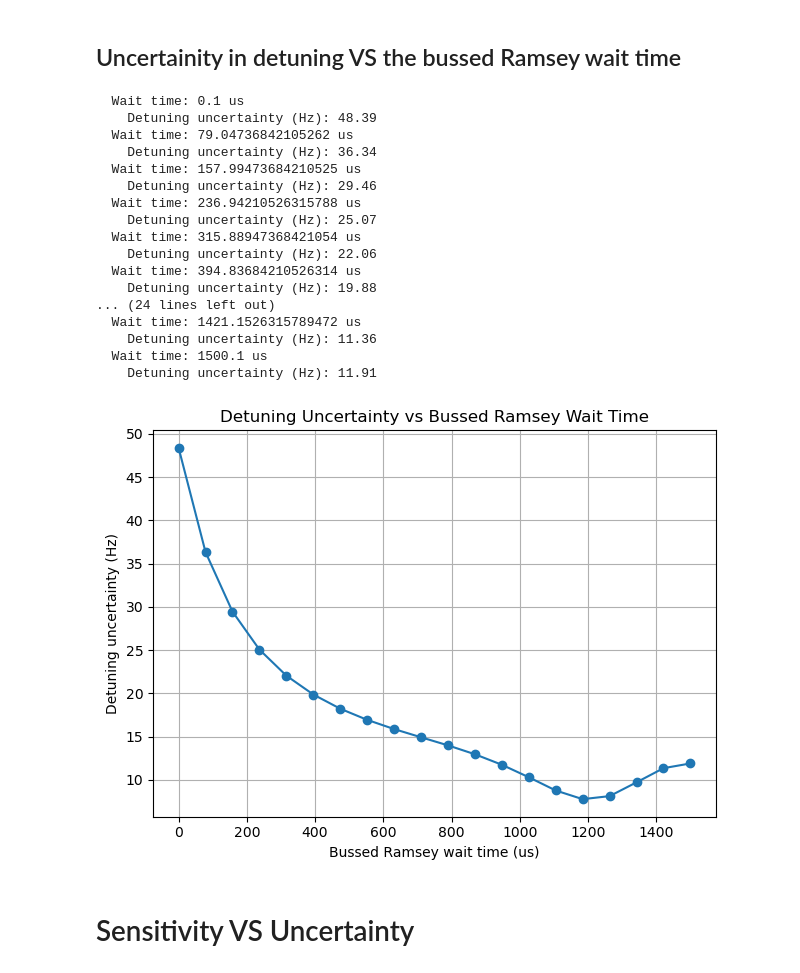
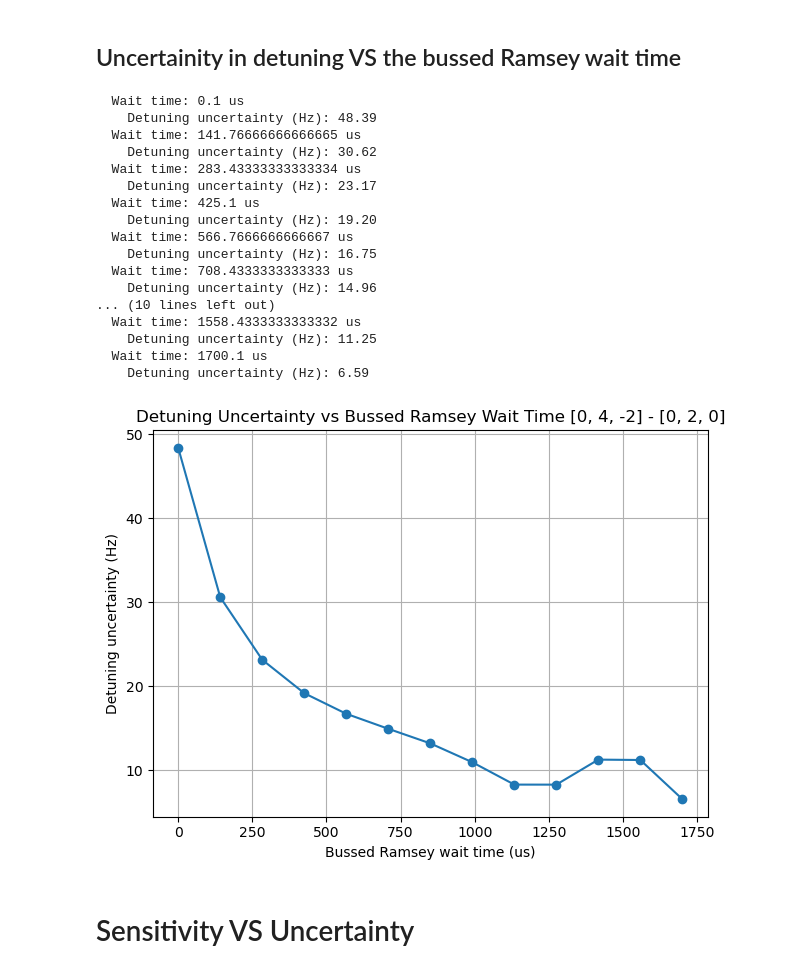
Before and after one commit to GauravTathed/PhD_python_scripts, a Jupyter notebook: Magnetic_field_over_time/Uncertainty_calculations.ipynb, the cells around one changed output. Cells and saved outputs as stored; diff of their text form; code cells hidden in the pictures.

```diff
--- a/Magnetic_field_over_time/Uncertainty_calculations.ipynb
+++ b/Magnetic_field_over_time/Uncertainty_calculations.ipynb
@@ -444,7 +444,7 @@ Ket data uncertainties σ_{r_i}: [0.04958104 0.02727288 0.0732683 ]
 # %% [markdown]
 ## Uncertainity in detuning VS the bussed Ramsey wait time
 # %%
-bussed_Ramsey_waits = np.linspace(0.1, 1500.1, 20)
+bussed_Ramsey_waits = np.linspace(0.1, 1700.1, 13)
 sigma_det_list = []
 for wait in bussed_Ramsey_waits:
     print(f"  Wait time: {wait} us")
@@ -455,34 +455,34 @@ for wait in bussed_Ramsey_waits:
 # %% [output]
   Wait time: 0.1 us
     Detuning uncertainty (Hz): 48.39
-  Wait time: 79.04736842105262 us
-    Detuning uncertainty (Hz): 36.34
-  Wait time: 157.99473684210525 us
-    Detuning uncertainty (Hz): 29.46
-  Wait time: 236.94210526315788 us
-    Detuning uncertainty (Hz): 25.07
-  Wait time: 315.88947368421054 us
-    Detuning uncertainty (Hz): 22.06
-  Wait time: 394.83684210526314 us
-    Detuning uncertainty (Hz): 19.88
-... (24 lines left out)
-  Wait time: 1421.1526315789472 us
-    Detuning uncertainty (Hz): 11.36
-  Wait time: 1500.1 us
-    Detuning uncertainty (Hz): 11.91
+  Wait time: 141.76666666666665 us
+    Detuning uncertainty (Hz): 30.62
+  Wait time: 283.43333333333334 us
+    Detuning uncertainty (Hz): 23.17
+  Wait time: 425.1 us
+    Detuning uncertainty (Hz): 19.20
+  Wait time: 566.7666666666667 us
+    Detuning uncertainty (Hz): 16.75
+  Wait time: 708.4333333333333 us
+    Detuning uncertainty (Hz): 14.96
+... (10 lines left out)
+  Wait time: 1558.4333333333332 us
+    Detuning uncertainty (Hz): 11.25
+  Wait time: 1700.1 us
+    Detuning uncertainty (Hz): 6.59
 # %%
 import matplotlib.pyplot as plt
 
 plt.figure()
 plt.plot(bussed_Ramsey_waits, sigma_det_list, marker='o')
 plt.xlabel('Bussed Ramsey wait time (us)')
 plt.ylabel('Detuning uncertainty (Hz)')
-plt.title('Detuning Uncertainty vs Bussed Ramsey Wait Time')
+plt.title('Detuning Uncertainty vs Bussed Ramsey Wait Time [0, 4, -2] - [0, 2, 0]')
 plt.grid()
 plt.tight_layout()
 plt.show()
 # %% [output]
-[figure, old version]
+[figure, new version]
 # %% [markdown]
 # Sensitivity VS Uncertainty
 # %%
```
Also changed, not shown: parts of 4 cells of this notebook, 43 other files.
